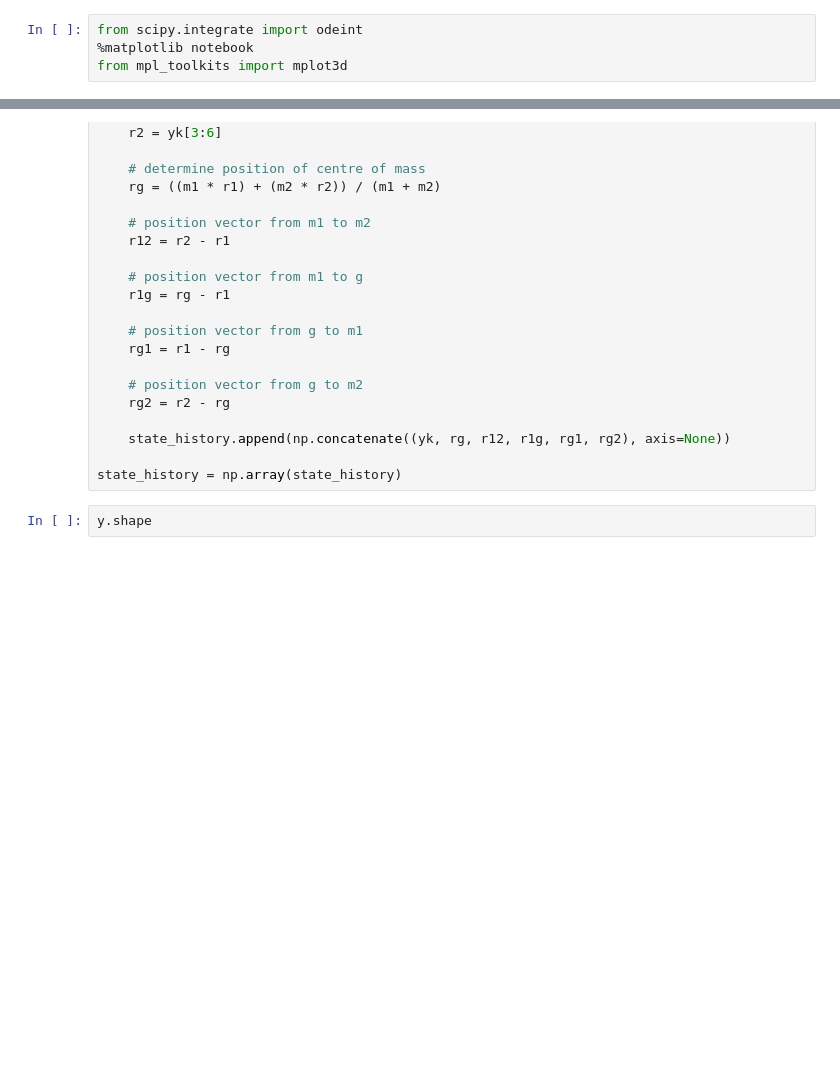
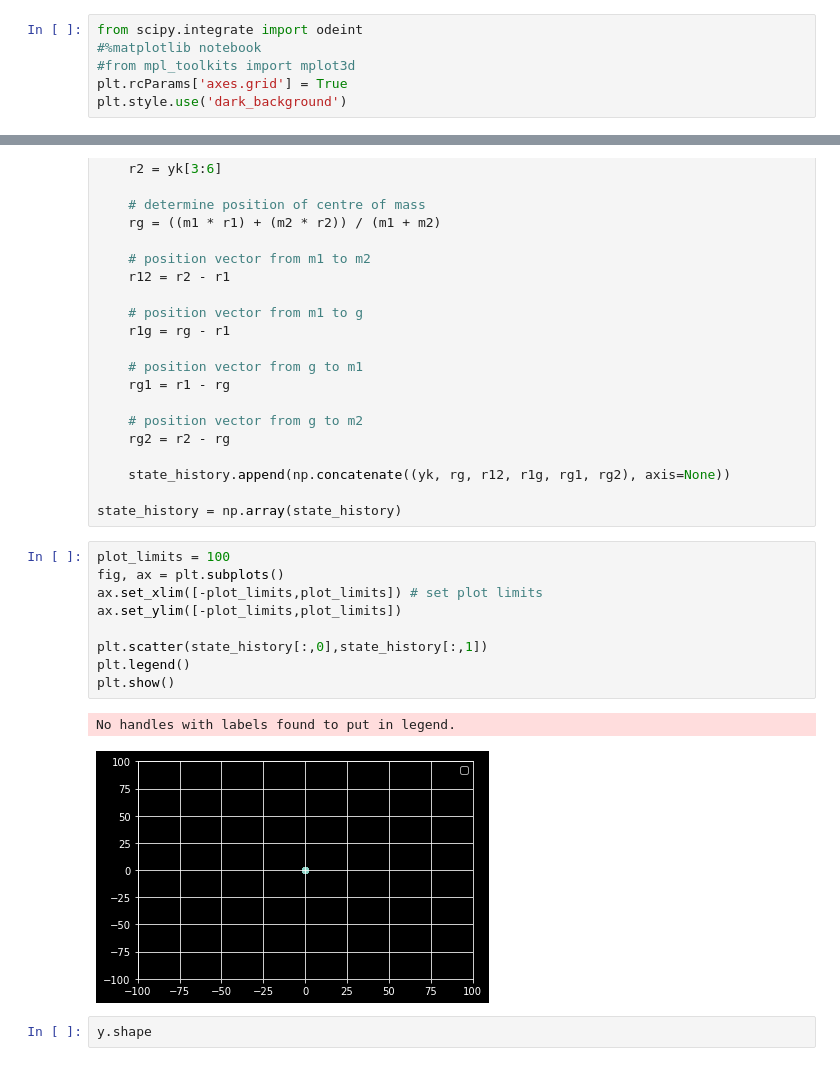
Before and after one commit to ETVincent/spring_23_computational, a Jupyter notebook: Neutron_Star_SPH_main_ODE_test.ipynb, the cells around one changed output, grey strips where cells are left out. Cells and saved outputs as stored; diff of their text form; blank space fills up the shorter version.

Commit message:
Plotting
NS_dynamics should be no different but for some reason it plots correctly???

```diff
--- a/Neutron_Star_SPH_main_ODE_test.ipynb
+++ b/Neutron_Star_SPH_main_ODE_test.ipynb
@@ -589,8 +512,10 @@ for index in range(len(pos_arr1)):
 ## ODE
 # %%
 from scipy.integrate import odeint
-%matplotlib notebook
-from mpl_toolkits import mplot3d
+#%matplotlib notebook
+#from mpl_toolkits import mplot3d
+plt.rcParams['axes.grid'] = True
+plt.style.use('dark_background')
 # %%
 # time array
 time = np.arange(0, 80, 0.1)
@@ -720,6 +644,18 @@ for yk in y:
     state_history.append(np.concatenate((yk, rg, r12, r1g, rg1, rg2), axis=None))
 
 state_history = np.array(state_history)
+# %%
+plot_limits = 100
+fig, ax = plt.subplots()
+ax.set_xlim([-plot_limits,plot_limits]) # set plot limits
+ax.set_ylim([-plot_limits,plot_limits])
+
+plt.scatter(state_history[:,0],state_history[:,1])
+plt.legend()
+plt.show()
+# %% [output]
+No handles with labels found to put in legend.
+[figure, added]
 # %%
 y.shape
 # %% [output]
```
Also changed, not shown: parts of 9 cells of this notebook.
